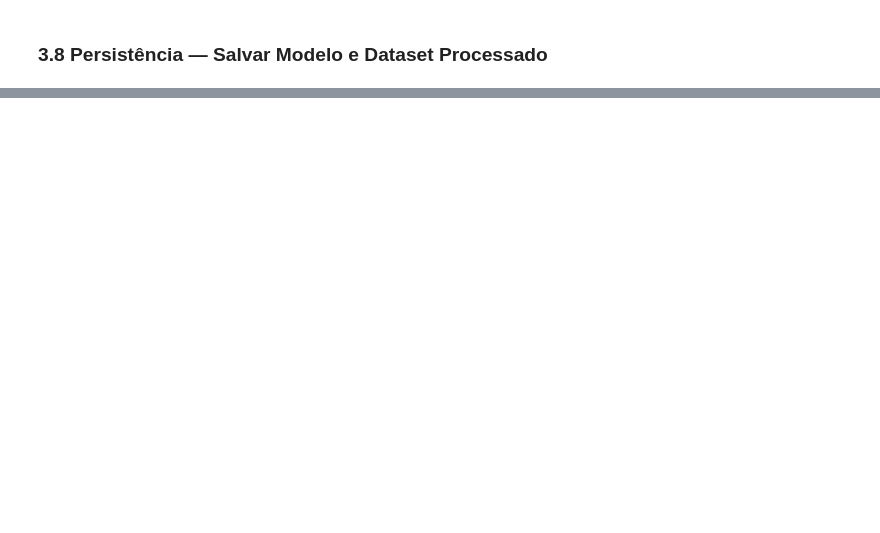
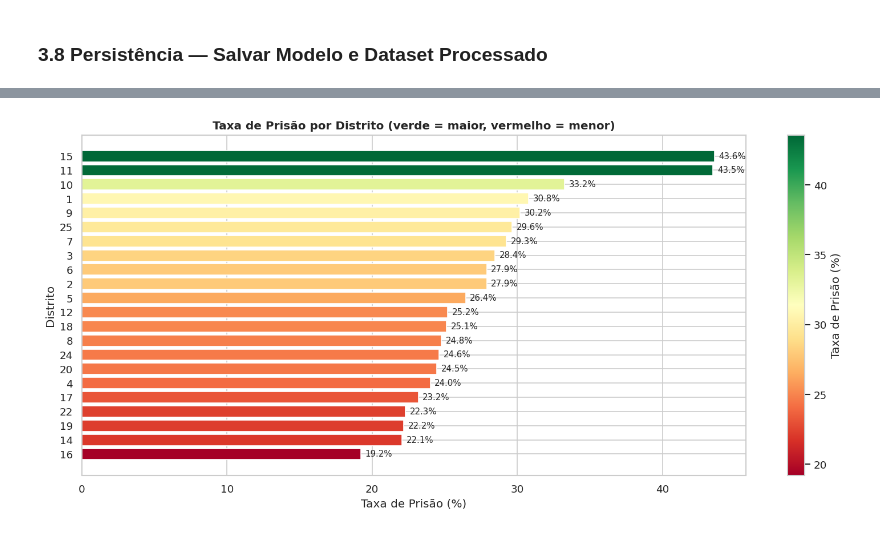
Before and after one commit to Lookhuz/big-data, a Jupyter notebook: notebooks/projeto_big_data.ipynb, the cells around one changed output, grey strips where cells are left out. Cells and saved outputs as stored; diff of their text form; code cells hidden in the pictures; blank space fills up the shorter version.

```diff
--- a/notebooks/projeto_big_data.ipynb
+++ b/notebooks/projeto_big_data.ipynb
@@ -377,0 +642,37 @@ print(f"Dataset salvo em: {BALANCED_PATH}")
+# %%
+# --- 4.3 Taxa de Prisão por Distrito ---
+df_dist_pd = spark.sql("""
+    SELECT District,
+           COUNT(*)                                        AS total_crimes,
+           ROUND(SUM(Arrest_label) / COUNT(*) * 100, 2)  AS arrest_rate_pct
+    FROM crimes
+    WHERE District IS NOT NULL
+    GROUP BY District
+    HAVING COUNT(*) > 1000
+    ORDER BY District
+""").toPandas().sort_values("arrest_rate_pct")
+
+fig, ax = plt.subplots(figsize=(13, 6))
+
+norm = plt.Normalize(df_dist_pd["arrest_rate_pct"].min(), df_dist_pd["arrest_rate_pct"].max())
+cmap = plt.cm.RdYlGn
+colors = cmap(norm(df_dist_pd["arrest_rate_pct"]))
+
+bars = ax.barh(df_dist_pd["District"].astype(str), df_dist_pd["arrest_rate_pct"], color=colors)
+ax.set_xlabel("Taxa de Prisão (%)")
+ax.set_ylabel("Distrito")
+ax.set_title("Taxa de Prisão por Distrito (verde = maior, vermelho = menor)", fontsize=12, fontweight="bold")
+
+sm = plt.cm.ScalarMappable(cmap=cmap, norm=norm)
+sm.set_array([])
+plt.colorbar(sm, ax=ax, label="Taxa de Prisão (%)")
+
+for bar, val in zip(bars, df_dist_pd["arrest_rate_pct"]):
+    ax.text(bar.get_width() + 0.3, bar.get_y() + bar.get_height() / 2,
+            f"{val:.1f}%", va="center", fontsize=9)
+
+plt.tight_layout()
+plt.savefig(SAVE_DIR + "chart_03_arrest_by_district.png", bbox_inches="tight")
+plt.show()
+# %% [output]
+[figure, added]
```
Also changed, not shown: parts of 27 cells of this notebook.
